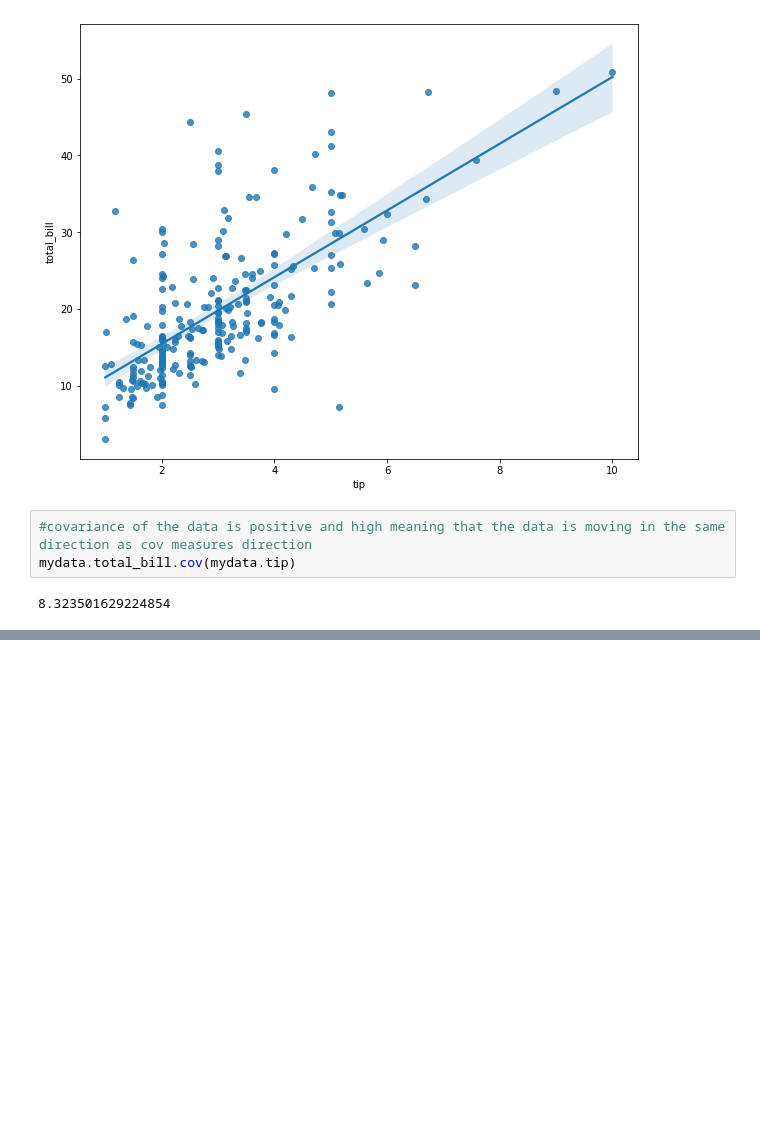
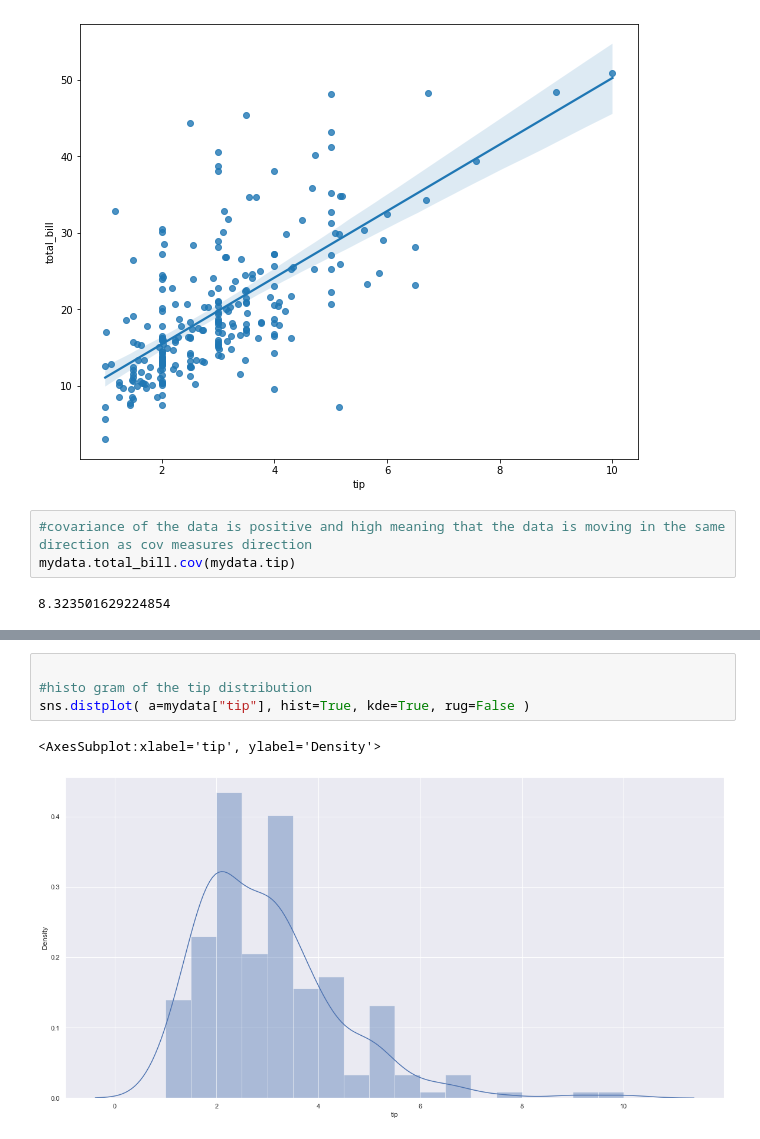
Before and after one commit to gacheru101/Tip-prediction, a Jupyter notebook: Data visualization- Distribution Plots.ipynb, the cells around one changed output, grey strips where cells are left out. Saved outputs shown, nothing was run; the diff lists cells and outputs as text; blank space fills up the shorter version.

```diff
--- a/Data visualization- Distribution Plots.ipynb
+++ b/Data visualization- Distribution Plots.ipynb
@@ -74,0 +86,7 @@ sns.violinplot(x=mydata["sex"], y=mydata["total_bill"])
+# %%
+
+#histo gram of the tip distribution
+sns.distplot( a=mydata["tip"], hist=True, kde=True, rug=False )
+# %% [output]
+<AxesSubplot:xlabel='tip', ylabel='Density'>
+[figure, added]
```
Also changed, not shown: parts of 5 cells of this notebook, 1 other file.
